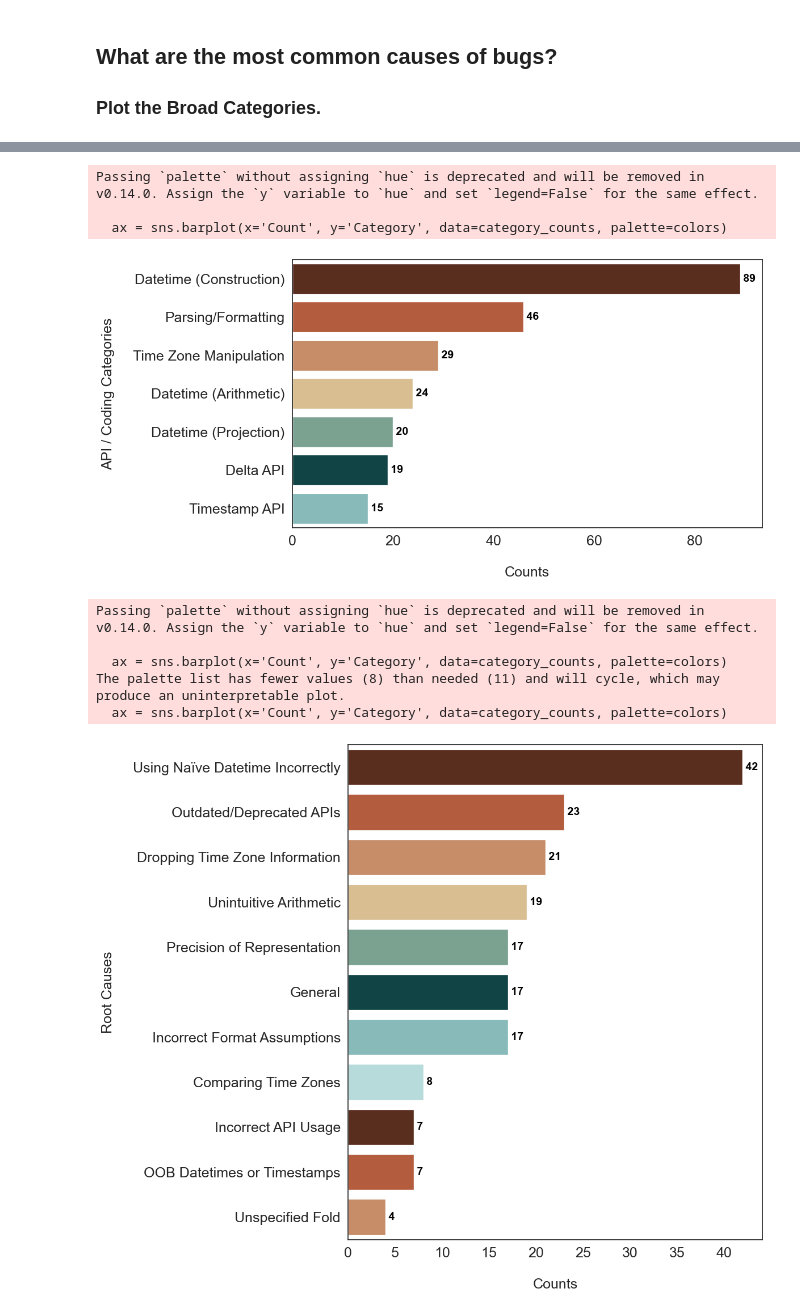
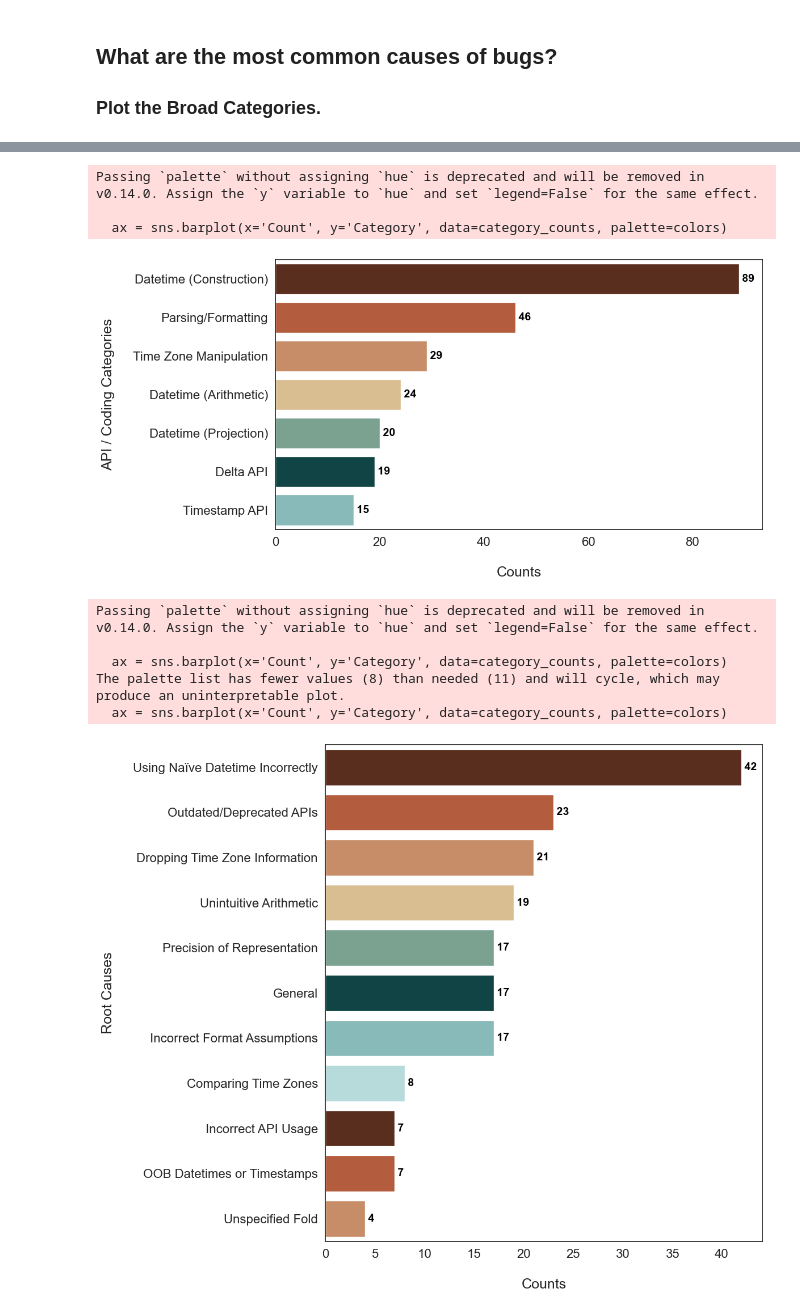
Before and after one commit to cmu-pasta/date-time, a Jupyter notebook: analysis/insights.ipynb, the cells around one changed output, grey strips where cells are left out. Cells and saved outputs as stored; diff of their text form; code cells hidden in the pictures.

```diff
--- a/analysis/insights.ipynb
+++ b/analysis/insights.ipynb
@@ -180,8 +180,8 @@ for index, row in category_counts.iterrows():
 # Set labels and titles
 ax.set_xlabel('\nCounts', fontsize=18)
 ax.set_ylabel('Conceptual Categories\n', fontsize=18)
-ax.tick_params(axis='y', labelsize=18)  # Use this to control y-tick label sizes
-ax.tick_params(axis='x', labelsize=18)  # Use this to control x-tick label sizes
+ax.tick_params(axis='y', labelsize=16)  # Use this to control y-tick label sizes
+ax.tick_params(axis='x', labelsize=16)  # Use this to control x-tick label sizes
 
 plt.tight_layout()
 plt.savefig(SAVE_PATH + 'conceptual_categories.pdf', bbox_inches='tight')
@@ -217,8 +217,8 @@ for index, row in category_counts.iterrows():
 # Set labels and titles
 ax.set_xlabel('\nCounts', fontsize=18)
 ax.set_ylabel('API / Coding Categories\n', fontsize=18)
-ax.tick_params(axis='y', labelsize=18)  # Use this to control y-tick label sizes
-ax.tick_params(axis='x', labelsize=18)  # Use this to control x-tick label sizes
+ax.tick_params(axis='y', labelsize=16)  # Use this to control y-tick label sizes
+ax.tick_params(axis='x', labelsize=16)  # Use this to control x-tick label sizes
 
 plt.tight_layout()
 plt.savefig(SAVE_PATH + 'api_categories.pdf', bbox_inches='tight')
@@ -255,8 +255,8 @@ for index, row in category_counts.iterrows():
 # Set labels and titles
 ax.set_xlabel('\nCounts', fontsize=18)
 ax.set_ylabel('Root Causes\n', fontsize=18)
-ax.tick_params(axis='y', labelsize=18)  # Manage y-tick label sizes
-ax.tick_params(axis='x', labelsize=18)  # Manage x-tick label sizes
+ax.tick_params(axis='y', labelsize=16)  # Manage y-tick label sizes
+ax.tick_params(axis='x', labelsize=16)  # Manage x-tick label sizes
 
 plt.tight_layout()
 plt.savefig(SAVE_PATH + 'root_causes.pdf', bbox_inches='tight')
@@ -269,13 +269,13 @@ Passing `palette` without assigning `hue` is deprecated and will be removed in v
 Passing `palette` without assigning `hue` is deprecated and will be removed in v0.14.0. Assign the `y` variable to `hue` and set `legend=False` for the same effect.
 
   ax = sns.barplot(x='Count', y='Category', data=category_counts, palette=colors)
-[figure, old version]
+[figure, new version]
 Passing `palette` without assigning `hue` is deprecated and will be removed in v0.14.0. Assign the `y` variable to `hue` and set `legend=False` for the same effect.
 
   ax = sns.barplot(x='Count', y='Category', data=category_counts, palette=colors)
 The palette list has fewer values (8) than needed (11) and will cycle, which may produce an uninterpretable plot.
   ax = sns.barplot(x='Count', y='Category', data=category_counts, palette=colors)
-[figure, old version]
+[figure, new version]
 # %%
 # Convert low, medium, high to 1, 2, 3 for 'Obscurity', 'Impact', '# LOC', and 'Logic Needed'
 df_temp = df.copy()
```
Also changed, not shown: parts of 5 cells of this notebook, 8 other files.
